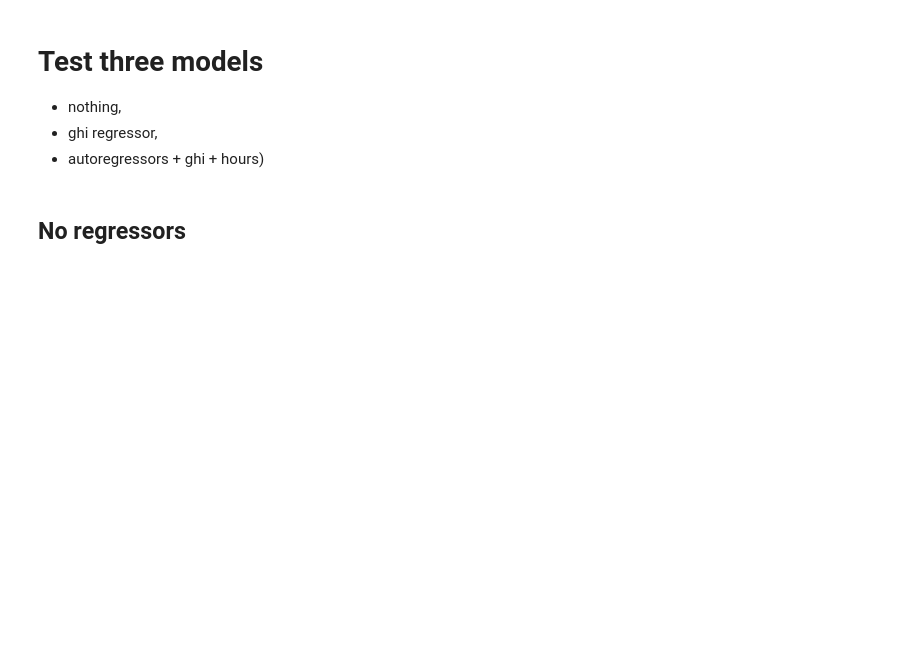
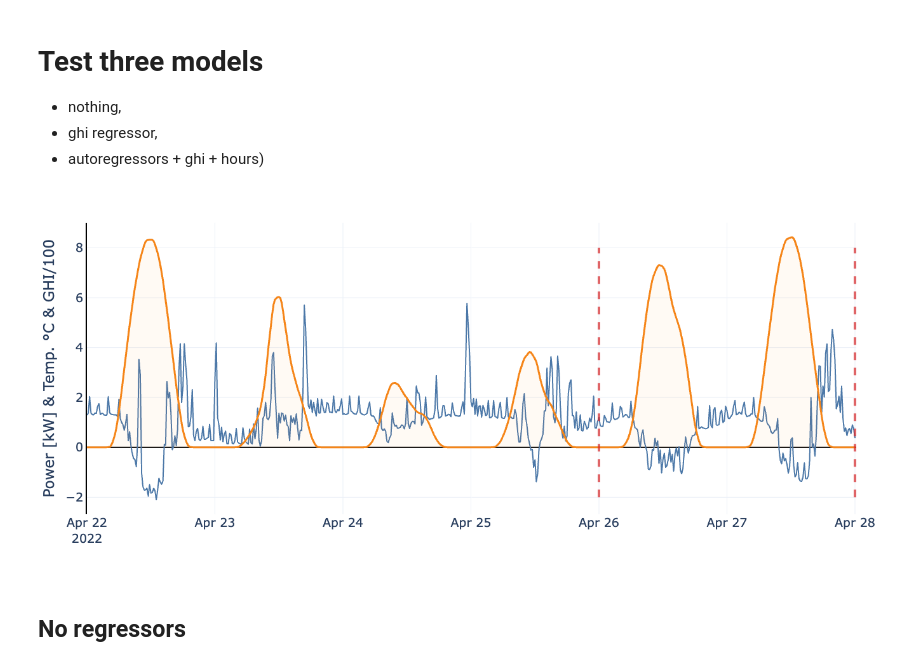
Before and after one commit to Jonathan56/supplementary_thesis, a Jupyter notebook: 4_chapter/Forecast v3.0.ipynb, the cells around one changed output. Saved outputs shown, nothing was run; the diff lists cells and outputs as text; code cells hidden in the pictures; blank space fills up the shorter version.

```diff
--- a/4_chapter/Forecast v3.0.ipynb
+++ b/4_chapter/Forecast v3.0.ipynb
@@ -406,40 +406,42 @@ def predict_n_periods_with_autoreg(
 # %%
 _start = end_training + deltat
 _end = _start + nb_horizon * (horizon + deltat)
-fig = px.line(df.loc[_start-timedelta(days=1):_end+timedelta(days=1), ["netload_kw", "ghi"]])
+fig = px.line(df.loc[_start-timedelta(days=4):_end, ["netload_kw", "ghi"]])
 
 fig.data[0].update(line_width=2)
 fig.data[-1].update(line_width=3, fill="tozeroy", fillcolor="rgba(255, 127, 14, 0.05)")
 
 # Red dashed line
 fig.add_shape(
  type='line',
  x0=end_training + deltat,
  x1=end_training + deltat, y0=-2, y1=8,
  line={'dash': 'dash', 'width': 4,
        'color': 'rgba(214, 39, 40, 0.7)'})
 
 fig.add_shape(
  type='line',
  x0=end_training + deltat + nb_horizon * (deltat + horizon),
  x1=end_training + deltat + nb_horizon * (deltat + horizon),
  y0=-2, y1=8,
  line={'dash': 'dash', 'width': 4,
        'color': 'rgba(214, 39, 40, 0.7)'})
 
 fig.update_layout(
     layout,
     height=600,
-    width=850,
+    width=1000,
     showlegend=False,
     legend_title="",
     xaxis_title="",
     yaxis_title="Power [kW] & Temp. °C & GHI/100",
     yaxis_showline=True, yaxis_linewidth=2, yaxis_linecolor='black',
     xaxis_showline=False, xaxis_linewidth=2, xaxis_linecolor='black',
     xaxis_tickangle=0)
 fig.show()
 fig.write_image("results/maison4.svg")
+# %% [output]
+[figure, added]
 # %% [markdown]
 ## No regressors
 # %%
```
Also changed, not shown: 10 other files.
